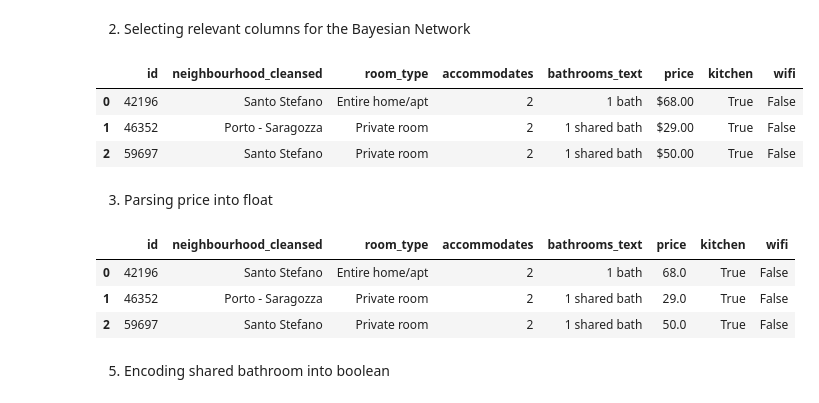
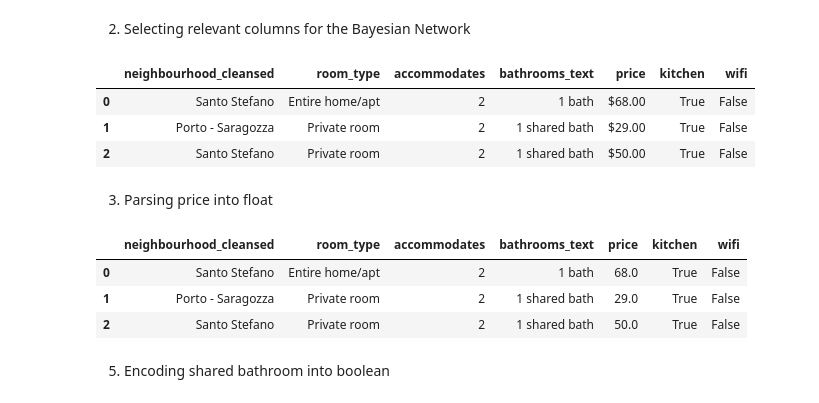
Before and after one commit to Chavelanda/Airbnb-Bayesian-Network, a Jupyter notebook: airbnb_network.ipynb, the cells around one changed output. Cells and saved outputs as stored; diff of their text form; code cells hidden in the pictures.

```diff
--- a/airbnb_network.ipynb
+++ b/airbnb_network.ipynb
@@ -38,24 +43,24 @@ listings.head(3)
 # %% [markdown]
 2. Selecting relevant columns for the Bayesian Network
 # %%
-columns = ['id', 'neighbourhood_cleansed', 'room_type', 'accommodates', 'bathrooms_text', 'price', 'kitchen', 'wifi']
+columns = ['neighbourhood_cleansed', 'room_type', 'accommodates', 'bathrooms_text', 'price', 'kitchen', 'wifi']
 listings_selection = listings.loc[:, columns]
 listings_selection.head(3)
 # %% [output]
-|  | id | neighbourhood_cleansed | room_type | accommodates | bathrooms_text | price | kitchen | wifi |
-| 0 | 42196 | Santo Stefano | Entire home/apt | 2 | 1 bath | $68.00 | True | False |
-| 1 | 46352 | Porto - Saragozza | Private room | 2 | 1 shared bath | $29.00 | True | False |
-| 2 | 59697 | Santo Stefano | Private room | 2 | 1 shared bath | $50.00 | True | False |
+|  | neighbourhood_cleansed | room_type | accommodates | bathrooms_text | price | kitchen | wifi |
+| 0 | Santo Stefano | Entire home/apt | 2 | 1 bath | $68.00 | True | False |
+| 1 | Porto - Saragozza | Private room | 2 | 1 shared bath | $29.00 | True | False |
+| 2 | Santo Stefano | Private room | 2 | 1 shared bath | $50.00 | True | False |
 # %% [markdown]
 3. Parsing price into float
 # %%
 listings_selection.loc[:, 'price'] = listings_selection.loc[:, 'price'].str.replace(r'[$|,]', '', regex=True).astype(float)
 listings_selection.head(3)
 # %% [output]
-|  | id | neighbourhood_cleansed | room_type | accommodates | bathrooms_text | price | kitchen | wifi |
-| 0 | 42196 | Santo Stefano | Entire home/apt | 2 | 1 bath | 68.0 | True | False |
-| 1 | 46352 | Porto - Saragozza | Private room | 2 | 1 shared bath | 29.0 | True | False |
-| 2 | 59697 | Santo Stefano | Private room | 2 | 1 shared bath | 50.0 | True | False |
+|  | neighbourhood_cleansed | room_type | accommodates | bathrooms_text | price | kitchen | wifi |
+| 0 | Santo Stefano | Entire home/apt | 2 | 1 bath | 68.0 | True | False |
+| 1 | Porto - Saragozza | Private room | 2 | 1 shared bath | 29.0 | True | False |
+| 2 | Santo Stefano | Private room | 2 | 1 shared bath | 50.0 | True | False |
 # %% [markdown]
 5. Encoding shared bathroom into boolean
 # %%
```
Also changed, not shown: parts of 17 cells of this notebook.
